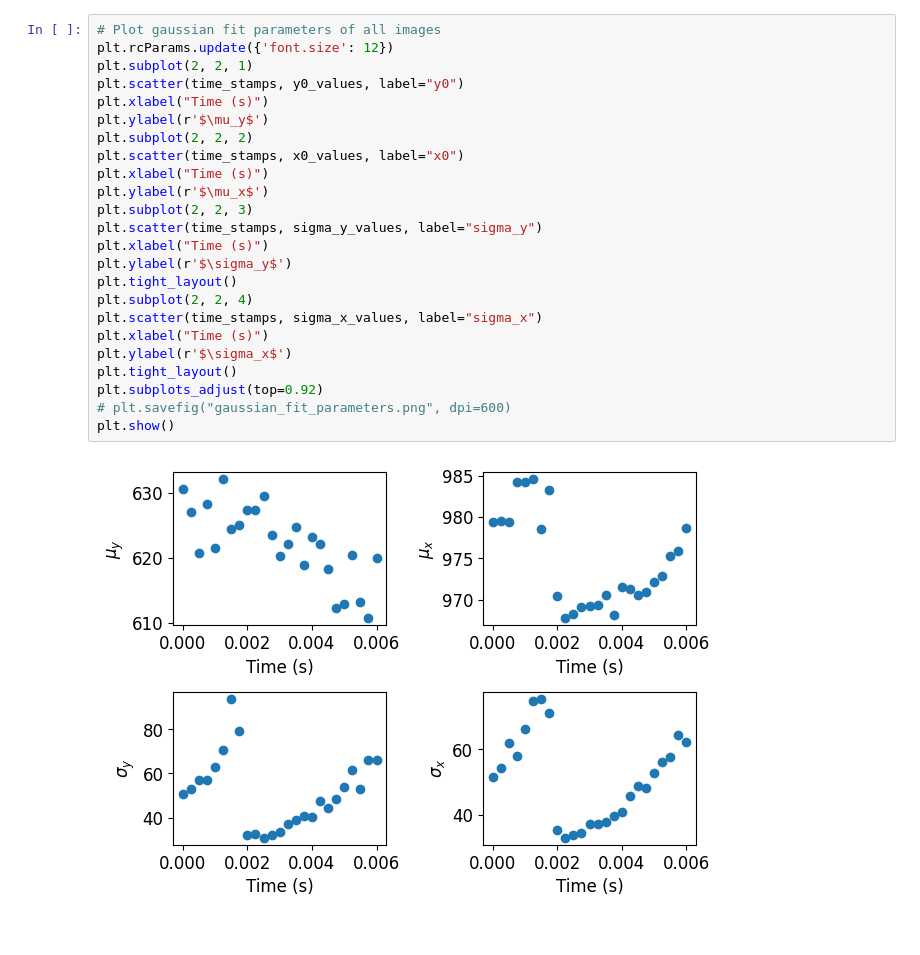
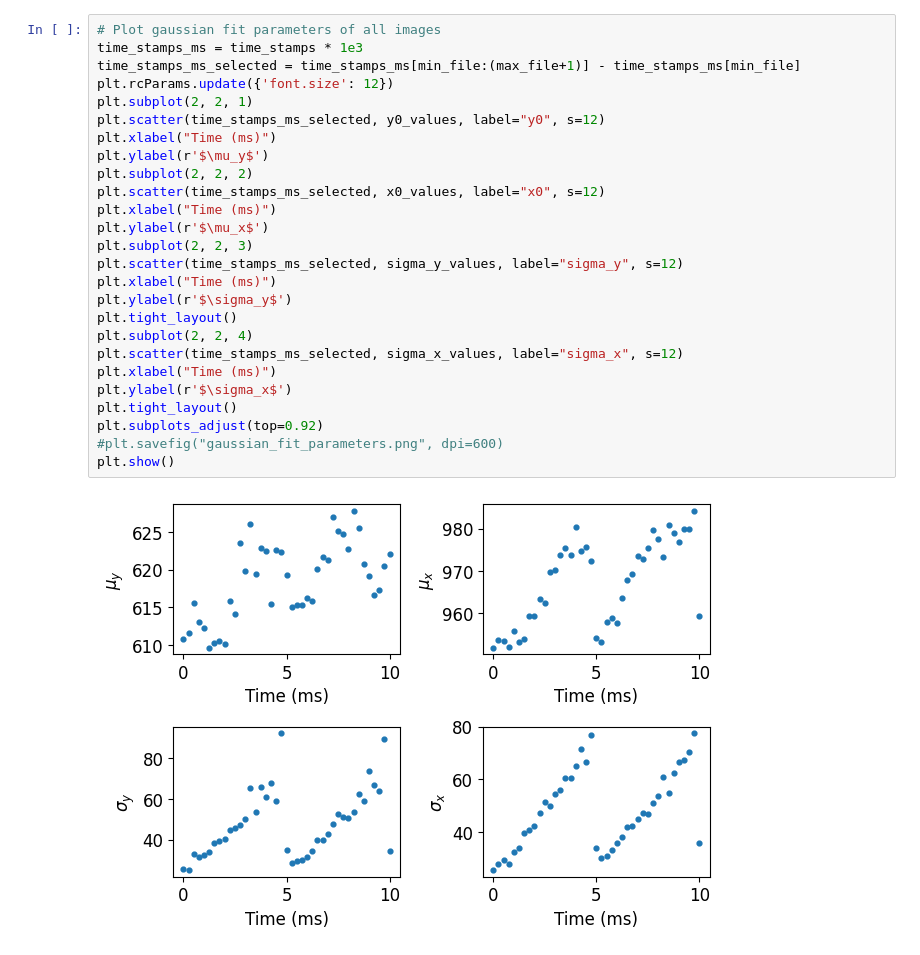
Before and after one commit to TiborCornelli/MOT, a Jupyter notebook: AbsorptionImaging/gauss_fit.ipynb, the cells around one changed output. Drawn from its saved outputs; the diff is of its cells as text.

```diff
--- a/AbsorptionImaging/gauss_fit.ipynb
+++ b/AbsorptionImaging/gauss_fit.ipynb
@@ -78,27 +105,29 @@ plt.show()
 # %%
 # Plot gaussian fit parameters of all images
+time_stamps_ms = time_stamps * 1e3
+time_stamps_ms_selected = time_stamps_ms[min_file:(max_file+1)] - time_stamps_ms[min_file]
 plt.rcParams.update({'font.size': 12})
 plt.subplot(2, 2, 1)
-plt.scatter(time_stamps, y0_values, label="y0")
-plt.xlabel("Time (s)")
+plt.scatter(time_stamps_ms_selected, y0_values, label="y0", s=12)
+plt.xlabel("Time (ms)")
 plt.ylabel(r'$\mu_y$')
 plt.subplot(2, 2, 2)
-plt.scatter(time_stamps, x0_values, label="x0")
-plt.xlabel("Time (s)")
+plt.scatter(time_stamps_ms_selected, x0_values, label="x0", s=12)
+plt.xlabel("Time (ms)")
 plt.ylabel(r'$\mu_x$')
 plt.subplot(2, 2, 3)
-plt.scatter(time_stamps, sigma_y_values, label="sigma_y")
-plt.xlabel("Time (s)")
+plt.scatter(time_stamps_ms_selected, sigma_y_values, label="sigma_y", s=12)
+plt.xlabel("Time (ms)")
 plt.ylabel(r'$\sigma_y$')
 plt.tight_layout()
 plt.subplot(2, 2, 4)
-plt.scatter(time_stamps, sigma_x_values, label="sigma_x")
-plt.xlabel("Time (s)")
+plt.scatter(time_stamps_ms_selected, sigma_x_values, label="sigma_x", s=12)
+plt.xlabel("Time (ms)")
 plt.ylabel(r'$\sigma_x$')
 plt.tight_layout()
 plt.subplots_adjust(top=0.92)
-# plt.savefig("gaussian_fit_parameters.png", dpi=600)
+#plt.savefig("gaussian_fit_parameters.png", dpi=600)
 plt.show()
 # %% [output]
-[figure, old version]
+[figure, new version]
 # %%
```
Also changed, not shown: parts of 7 cells of this notebook, 3 other files.
